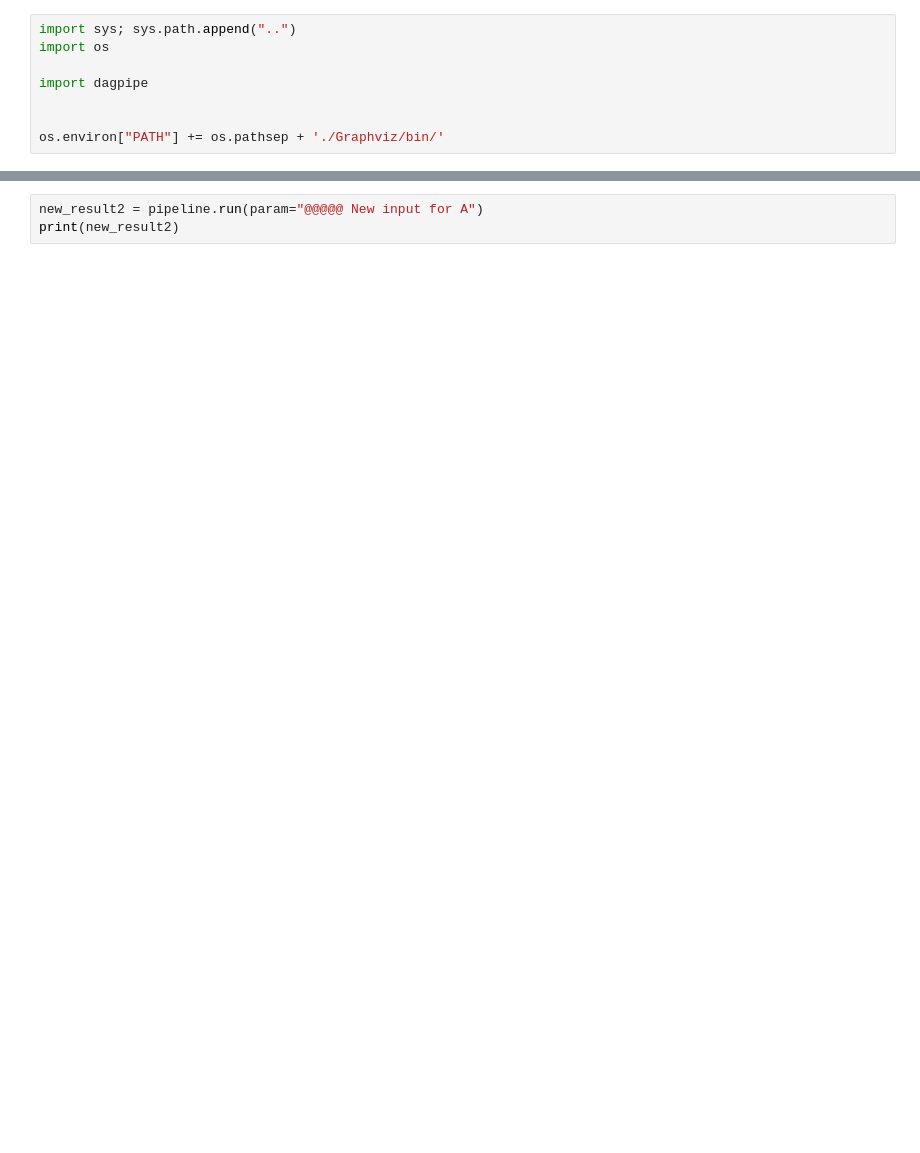
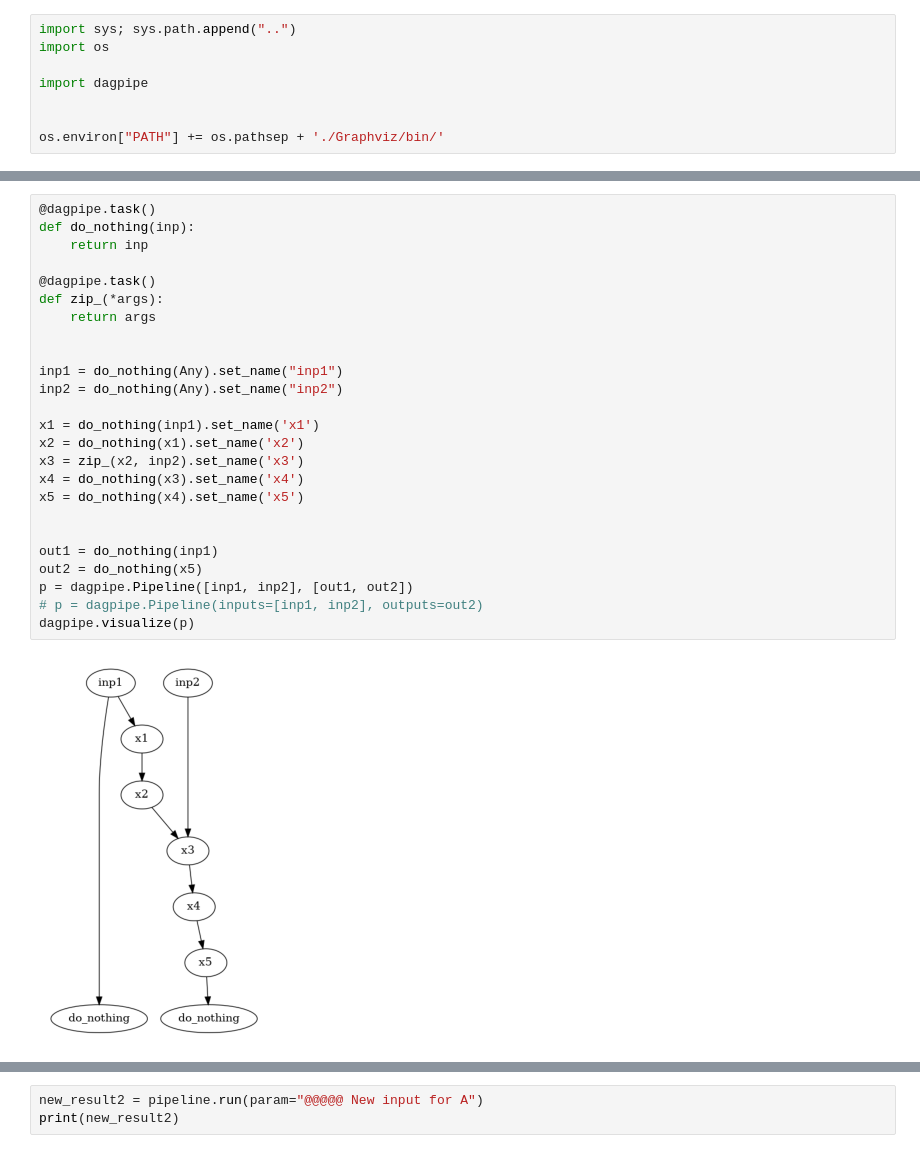
Before and after one commit to WojciechBogobowicz/dagpipe, a Jupyter notebook: notebooks/poc.ipynb, the cells around one changed output, grey strips where cells are left out. Drawn from its saved outputs; the diff is of its cells as text; blank space fills up the shorter version.

```diff
--- a/notebooks/poc.ipynb
+++ b/notebooks/poc.ipynb
@@ -31,0 +95,27 @@ simple_pipeline.run()
+# %%
+@dagpipe.task()
+def do_nothing(inp):
+    return inp
+
+@dagpipe.task()
+def zip_(*args):
+    return args
+
+
+inp1 = do_nothing(Any).set_name("inp1")
+inp2 = do_nothing(Any).set_name("inp2")
+
+x1 = do_nothing(inp1).set_name('x1')
+x2 = do_nothing(x1).set_name('x2')
+x3 = zip_(x2, inp2).set_name('x3')
+x4 = do_nothing(x3).set_name('x4')
+x5 = do_nothing(x4).set_name('x5')
+
+
+out1 = do_nothing(inp1)
+out2 = do_nothing(x5)
+p = dagpipe.Pipeline([inp1, inp2], [out1, out2])
+# p = dagpipe.Pipeline(inputs=[inp1, inp2], outputs=out2)
+dagpipe.visualize(p)
+# %% [output]
+[figure, added]
```
Also changed, not shown: parts of 7 cells of this notebook, 1 other file.
